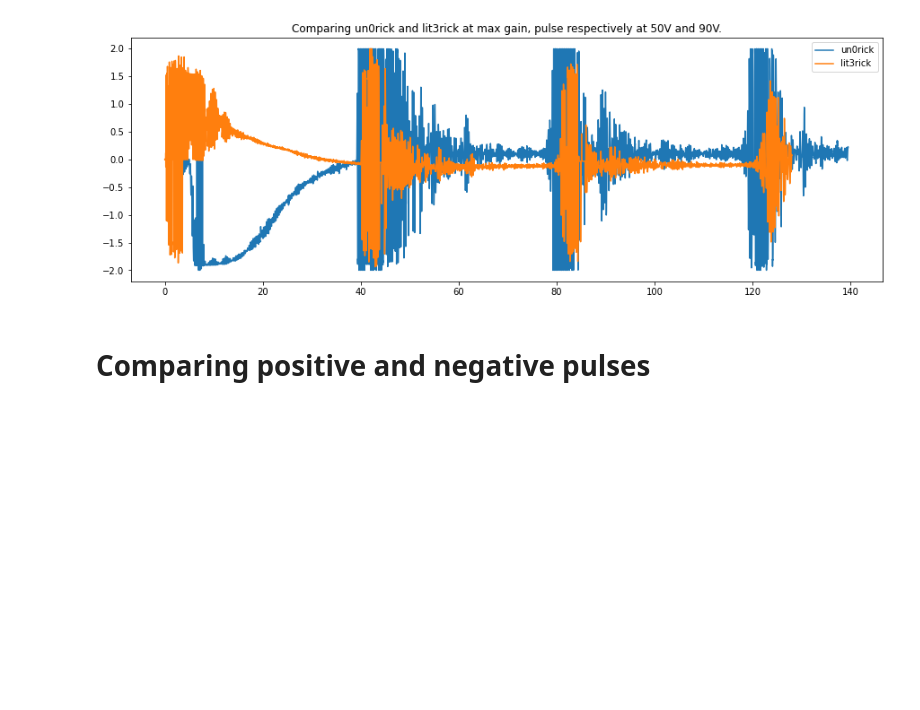
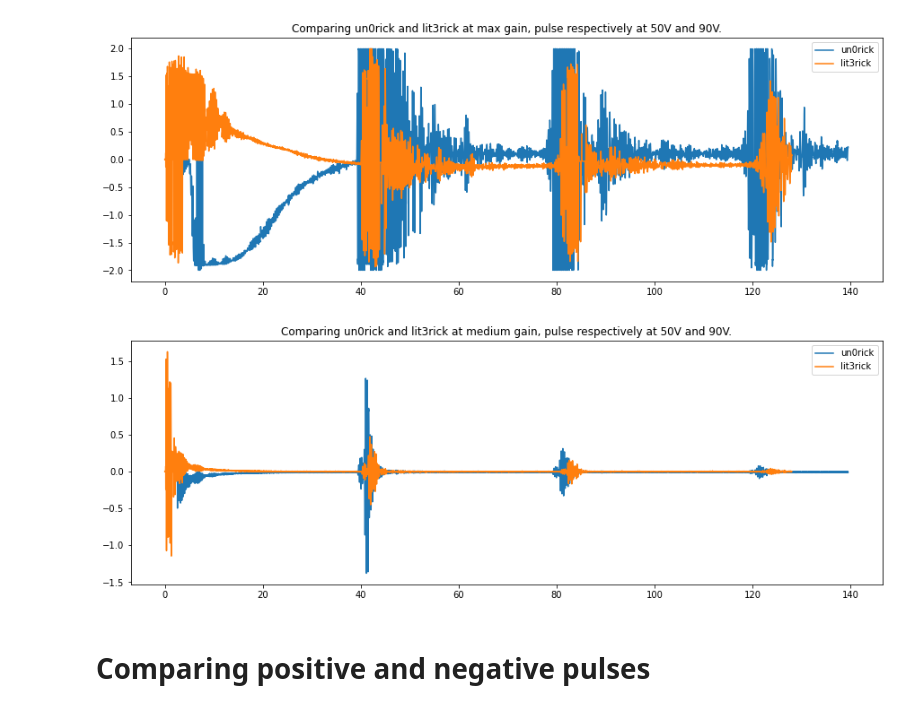
Before and after one commit to kelu124/lit3rick, a Jupyter notebook: sample_acqs/0.CompareAcqs.ipynb, the cells around one changed output. Drawn from its saved outputs; the diff is of its cells as text; code cells hidden in the pictures; blank space fills up the shorter version.

```diff
--- a/sample_acqs/0.CompareAcqs.ipynb
+++ b/sample_acqs/0.CompareAcqs.ipynb
@@ -72,6 +75,16 @@ plt.savefig("compare_maxgain_90V.jpg")
 plt.show()
 # %% [output]
 [figure]
+# %%
+plt.figure(figsize=(15,5))
+plt.plot(un0rick["t"],un0rick[100],label="un0rick")
+plt.plot(lit3rick["t"],lit3rick90[(1,100)],label="lit3rick")
+plt.title("Comparing un0rick and lit3rick at medium gain, pulse respectively at 50V and 90V.")
+plt.legend()
+plt.savefig("compare_mediumgain_90V.jpg")
+plt.show()
+# %% [output]
+[figure, added]
 # %% [markdown]
 # Comparing positive and negative pulses
 # %%
```
Also changed, not shown: parts of 6 cells of this notebook, 7 other files.
